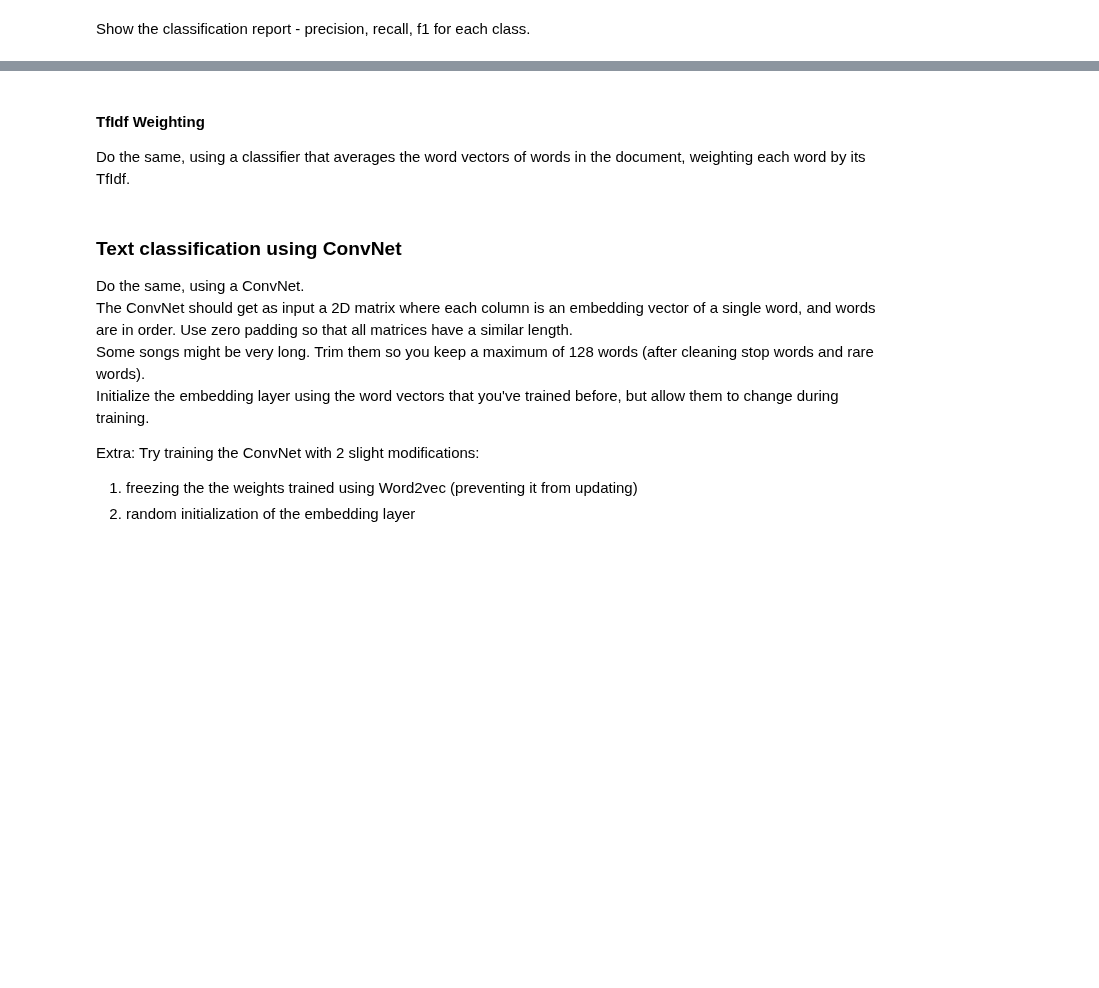
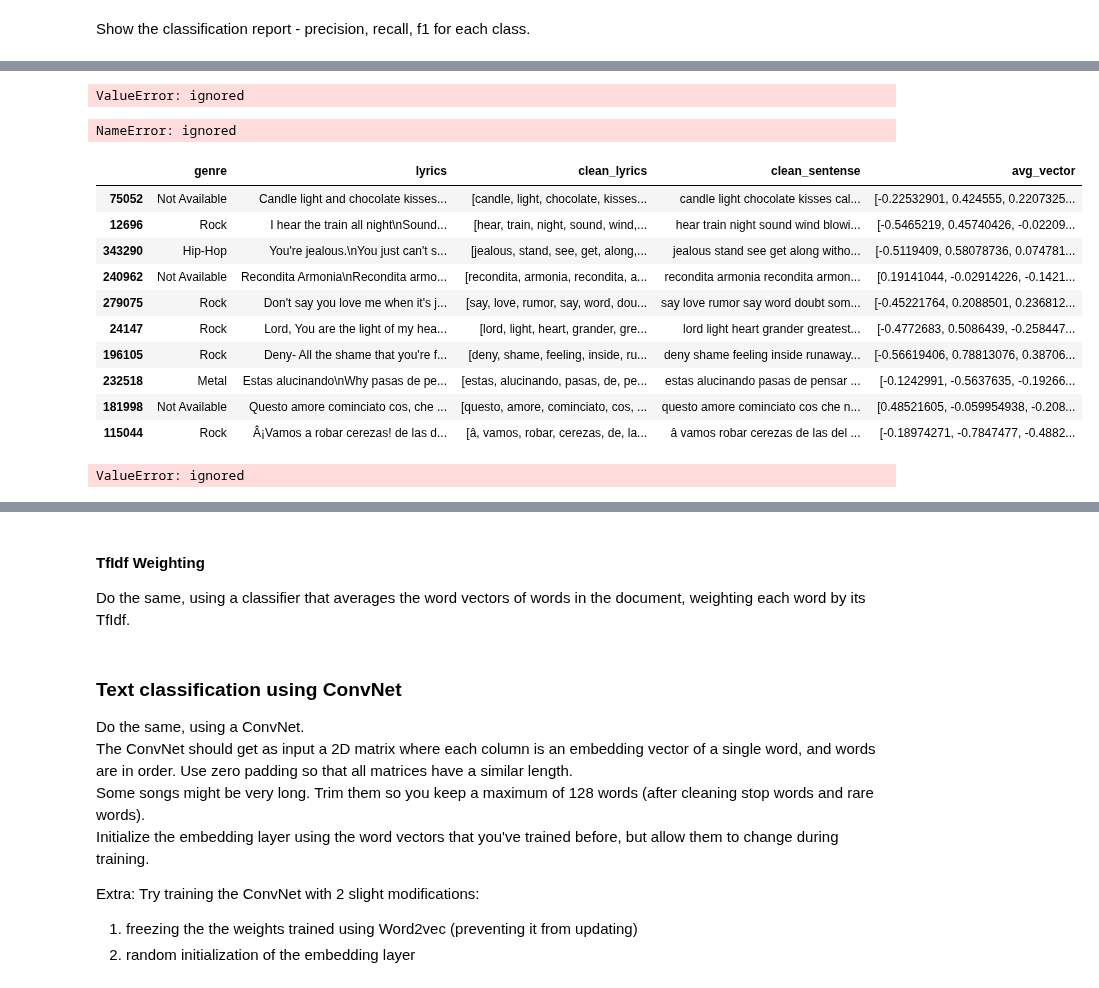
Before and after one commit to gabibu/deeplearnning, a Jupyter notebook: DL_word_embedding_assignment.ipynb, the cells around one changed output, grey strips where cells are left out. Cells and saved outputs as stored; diff of their text form; code cells hidden in the pictures; blank space fills up the shorter version.

```diff
--- a/DL_word_embedding_assignment.ipynb
+++ b/DL_word_embedding_assignment.ipynb
@@ -492,2 +688,20 @@ Show the classification report - precision, recall, f1 for each class.
 #### Average word vectors
 Do the same, using a classifier that averages the word vectors of words in the document.
+# %%
+def avg_sentense(sentense_words):
+    vectors = []
+    for word in sentense_words:
+      if word in wevec_model.wv:
+        vectors.append(wevec_model.wv[word].reshape(1,-1))
+
+    if len(vectors) > 1:
+        #return np.mean(vectors, axis=0)
+        return np.concatenate(vectors).mean(axis=0).flatten()
+
+    elif len(vectors) ==1:
+        return vectors[0][0].flatten()
+    else:
+        return None
+# %%
+lyrics_df = lyrics_df[lyrics_df.clean_lyrics.notnull()]
+lyrics_df['avg_vector'] = lyrics_df["clean_lyrics"].map(lambda sentense: (avg_sentense(sentense)))
@@ -493,0 +713,2 @@ Do the same, using a classifier that averages the word vectors of words in the d
+# %%
+train, test = train_test_split(lyrics_df, test_size=0.2, random_state=999)
@@ -493,0 +727,8 @@ Do the same, using a classifier that averages the word vectors of words in the d
+# %%
+
+scaler = MinMaxScaler()
+scaler.fit(X_train)
+X_scaled = scaler.transform(X_train)
+X_test1 = scaler.transform(X_test)
+# %% [output]
+ValueError: ignored
@@ -493,0 +741,5 @@ Do the same, using a classifier that averages the word vectors of words in the d
+# %%
+nb = MultinomialNB()
+nb.fit(X_scaled, y_train_numbers)
+# %% [output]
+NameError: ignored
@@ -493,0 +748,19 @@ Do the same, using a classifier that averages the word vectors of words in the d
+# %%
+train.sample(10)
+# %% [output]
+|  | genre | lyrics | clean_lyrics | clean_sentense | avg_vector |
+| 75052 | Not Available | Candle light and chocolate kisses... | [candle, light, chocolate, kisses... | candle light chocolate kisses cal... | [-0.22532901, 0.424555, 0.2207325... |
+| 12696 | Rock | I hear the train all night\nSound... | [hear, train, night, sound, wind,... | hear train night sound wind blowi... | [-0.5465219, 0.45740426, -0.02209... |
+| 343290 | Hip-Hop | You're jealous.\nYou just can't s... | [jealous, stand, see, get, along,... | jealous stand see get along witho... | [-0.5119409, 0.58078736, 0.074781... |
+| 240962 | Not Available | Recondita Armonia\nRecondita armo... | [recondita, armonia, recondita, a... | recondita armonia recondita armon... | [0.19141044, -0.02914226, -0.1421... |
+| 279075 | Rock | Don't say you love me when it's j... | [say, love, rumor, say, word, dou... | say love rumor say word doubt som... | [-0.45221764, 0.2088501, 0.236812... |
+| 24147 | Rock | Lord, You are the light of my hea... | [lord, light, heart, grander, gre... | lord light heart grander greatest... | [-0.4772683, 0.5086439, -0.258447... |
+| 196105 | Rock | Deny- All the shame that you're f... | [deny, shame, feeling, inside, ru... | deny shame feeling inside runaway... | [-0.56619406, 0.78813076, 0.38706... |
+| 232518 | Metal | Estas alucinando\nWhy pasas de pe... | [estas, alucinando, pasas, de, pe... | estas alucinando pasas de pensar ... | [-0.1242991, -0.5637635, -0.19266... |
+| 181998 | Not Available | Questo amore cominciato cos, che ... | [questo, amore, cominciato, cos, ... | questo amore cominciato cos che n... | [0.48521605, -0.059954938, -0.208... |
+| 115044 | Rock | Â¡Vamos a robar cerezas! de las d... | [â, vamos, robar, cerezas, de, la... | â vamos robar cerezas de las del ... | [-0.18974271, -0.7847477, -0.4882... |
+# %%
+scaler = MinMaxScaler()
+scaler.fit(X_train)
+# %% [output]
+ValueError: ignored
```
Also changed, not shown: parts of 28 cells of this notebook.
